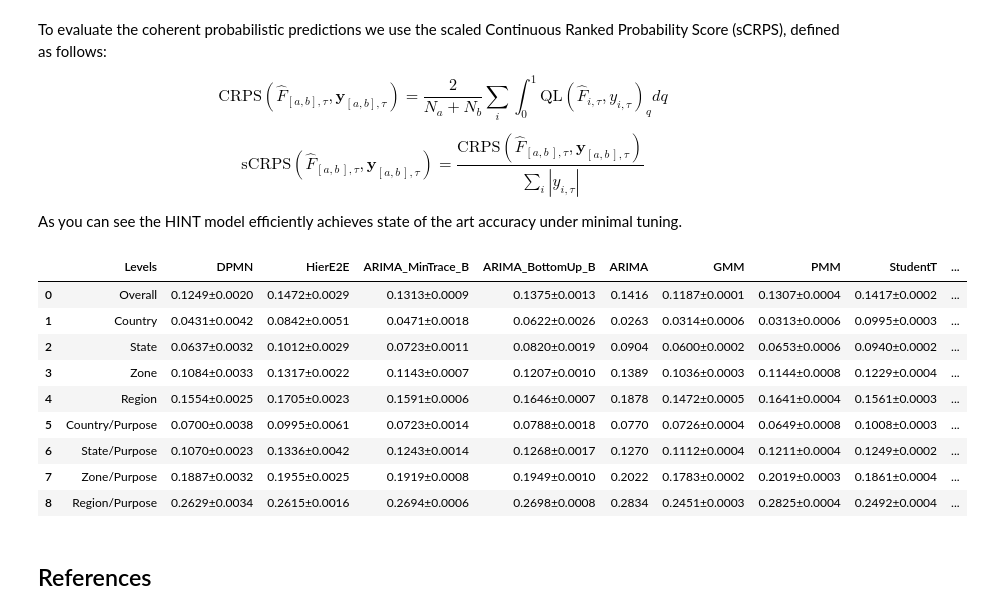
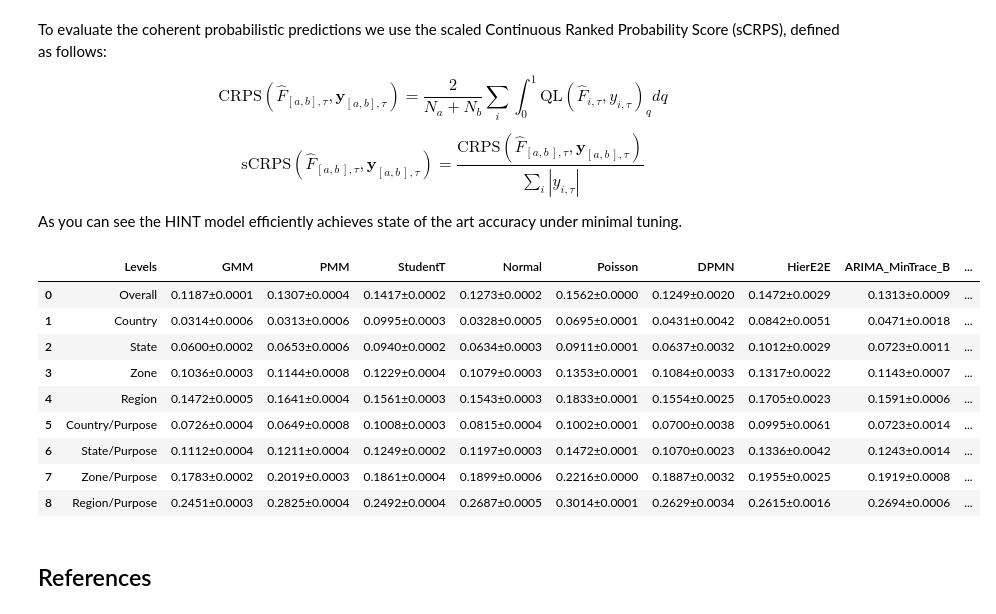
Before and after one commit to dluuo/HINT, a Jupyter notebook: nbs/hint_distributions_example.ipynb, the cells around one changed output. Saved outputs shown, nothing was run; the diff lists cells and outputs as text; code cells hidden in the pictures.

Commit message:
update distributions nb

```diff
--- a/nbs/hint_distributions_example.ipynb
+++ b/nbs/hint_distributions_example.ipynb
@@ -235,38 +235,38 @@ scrps_list = [_get_scrps(n_series, n_quantiles, 5, model, distribution_loss, nf)
 # %%
 # Add reported baselines' performance
 levels = ['Overall', 'Country', 'State', 'Zone', 'Region',
           'Country/Purpose', 'State/Purpose', 'Zone/Purpose', 'Region/Purpose']
 scrps_dpmn = ["0.1249±0.0020","0.0431±0.0042","0.0637±0.0032","0.1084±0.0033",
               "0.1554±0.0025","0.0700±0.0038","0.1070±0.0023","0.1887±0.0032","0.2629±0.0034"]
 scrps_hiere2e = ["0.1472±0.0029","0.0842±0.0051","0.1012±0.0029","0.1317±0.0022",
               "0.1705±0.0023","0.0995±0.0061","0.1336±0.0042","0.1955±0.0025","0.2615±0.0016"]
 scrps_arima_mintrace = ["0.1313±0.0009","0.0471±0.0018","0.0723±0.0011","0.1143±0.0007",
               "0.1591±0.0006","0.0723±0.0014","0.1243±0.0014","0.1919±0.0008","0.2694±0.0006"]
 scrps_arima_bu = ["0.1375±0.0013","0.0622±0.0026","0.0820±0.0019","0.1207±0.0010",
               "0.1646±0.0007","0.0788±0.0018","0.1268±0.0017","0.1949±0.0010","0.2698±0.0008"]
 scrps_arima = ["0.1416","0.0263","0.0904","0.1389","0.1878","0.0770","0.1270","0.2022","0.2834"]
 
-scrps_results = dict(Levels=levels,
-                     DPMN=scrps_dpmn,
-                     HierE2E=scrps_hiere2e,
-                     ARIMA_MinTrace_B=scrps_arima_mintrace,
-                     ARIMA_BottomUp_B=scrps_arima_bu,
-                     ARIMA=scrps_arima)
-for distribution, scrps in zip(distribution_names, scrps_list):
-    scrps_results[distribution] = scrps
+scrps_results = dict(Levels=levels)
+baseline_results = dict(DPMN=scrps_dpmn,
+                        HierE2E=scrps_hiere2e,
+                        ARIMA_MinTrace_B=scrps_arima_mintrace,
+                        ARIMA_BottomUp_B=scrps_arima_bu,
+                        ARIMA=scrps_arima)
+distribution_results = {distribution:scrps for distribution, scrps in zip(distribution_names, scrps_list)}
+scrps_results = {**scrps_results, **distribution_results, **baseline_results}
 scrps_results = pd.DataFrame(scrps_results)
 scrps_results
 # %% [output]
-|  | Levels | DPMN | HierE2E | ARIMA_MinTrace_B | ARIMA_BottomUp_B | ARIMA | GMM | PMM | StudentT | ... |
-| 0 | Overall | 0.1249±0.0020 | 0.1472±0.0029 | 0.1313±0.0009 | 0.1375±0.0013 | 0.1416 | 0.1187±0.0001 | 0.1307±0.0004 | 0.1417±0.0002 | ... |
-| 1 | Country | 0.0431±0.0042 | 0.0842±0.0051 | 0.0471±0.0018 | 0.0622±0.0026 | 0.0263 | 0.0314±0.0006 | 0.0313±0.0006 | 0.0995±0.0003 | ... |
-| 2 | State | 0.0637±0.0032 | 0.1012±0.0029 | 0.0723±0.0011 | 0.0820±0.0019 | 0.0904 | 0.0600±0.0002 | 0.0653±0.0006 | 0.0940±0.0002 | ... |
-| 3 | Zone | 0.1084±0.0033 | 0.1317±0.0022 | 0.1143±0.0007 | 0.1207±0.0010 | 0.1389 | 0.1036±0.0003 | 0.1144±0.0008 | 0.1229±0.0004 | ... |
-| 4 | Region | 0.1554±0.0025 | 0.1705±0.0023 | 0.1591±0.0006 | 0.1646±0.0007 | 0.1878 | 0.1472±0.0005 | 0.1641±0.0004 | 0.1561±0.0003 | ... |
-| 5 | Country/Purpose | 0.0700±0.0038 | 0.0995±0.0061 | 0.0723±0.0014 | 0.0788±0.0018 | 0.0770 | 0.0726±0.0004 | 0.0649±0.0008 | 0.1008±0.0003 | ... |
-| 6 | State/Purpose | 0.1070±0.0023 | 0.1336±0.0042 | 0.1243±0.0014 | 0.1268±0.0017 | 0.1270 | 0.1112±0.0004 | 0.1211±0.0004 | 0.1249±0.0002 | ... |
-| 7 | Zone/Purpose | 0.1887±0.0032 | 0.1955±0.0025 | 0.1919±0.0008 | 0.1949±0.0010 | 0.2022 | 0.1783±0.0002 | 0.2019±0.0003 | 0.1861±0.0004 | ... |
-| 8 | Region/Purpose | 0.2629±0.0034 | 0.2615±0.0016 | 0.2694±0.0006 | 0.2698±0.0008 | 0.2834 | 0.2451±0.0003 | 0.2825±0.0004 | 0.2492±0.0004 | ... |
+|  | Levels | GMM | PMM | StudentT | Normal | Poisson | DPMN | HierE2E | ARIMA_MinTrace_B | ... |
+| 0 | Overall | 0.1187±0.0001 | 0.1307±0.0004 | 0.1417±0.0002 | 0.1273±0.0002 | 0.1562±0.0000 | 0.1249±0.0020 | 0.1472±0.0029 | 0.1313±0.0009 | ... |
+| 1 | Country | 0.0314±0.0006 | 0.0313±0.0006 | 0.0995±0.0003 | 0.0328±0.0005 | 0.0695±0.0001 | 0.0431±0.0042 | 0.0842±0.0051 | 0.0471±0.0018 | ... |
+| 2 | State | 0.0600±0.0002 | 0.0653±0.0006 | 0.0940±0.0002 | 0.0634±0.0003 | 0.0911±0.0001 | 0.0637±0.0032 | 0.1012±0.0029 | 0.0723±0.0011 | ... |
+| 3 | Zone | 0.1036±0.0003 | 0.1144±0.0008 | 0.1229±0.0004 | 0.1079±0.0003 | 0.1353±0.0001 | 0.1084±0.0033 | 0.1317±0.0022 | 0.1143±0.0007 | ... |
+| 4 | Region | 0.1472±0.0005 | 0.1641±0.0004 | 0.1561±0.0003 | 0.1543±0.0003 | 0.1833±0.0001 | 0.1554±0.0025 | 0.1705±0.0023 | 0.1591±0.0006 | ... |
+| 5 | Country/Purpose | 0.0726±0.0004 | 0.0649±0.0008 | 0.1008±0.0003 | 0.0815±0.0004 | 0.1002±0.0001 | 0.0700±0.0038 | 0.0995±0.0061 | 0.0723±0.0014 | ... |
+| 6 | State/Purpose | 0.1112±0.0004 | 0.1211±0.0004 | 0.1249±0.0002 | 0.1197±0.0003 | 0.1472±0.0001 | 0.1070±0.0023 | 0.1336±0.0042 | 0.1243±0.0014 | ... |
+| 7 | Zone/Purpose | 0.1783±0.0002 | 0.2019±0.0003 | 0.1861±0.0004 | 0.1899±0.0006 | 0.2216±0.0000 | 0.1887±0.0032 | 0.1955±0.0025 | 0.1919±0.0008 | ... |
+| 8 | Region/Purpose | 0.2451±0.0003 | 0.2825±0.0004 | 0.2492±0.0004 | 0.2687±0.0005 | 0.3014±0.0001 | 0.2629±0.0034 | 0.2615±0.0016 | 0.2694±0.0006 | ... |
 # %% [markdown]
 ## References
 # %% [markdown]
```
